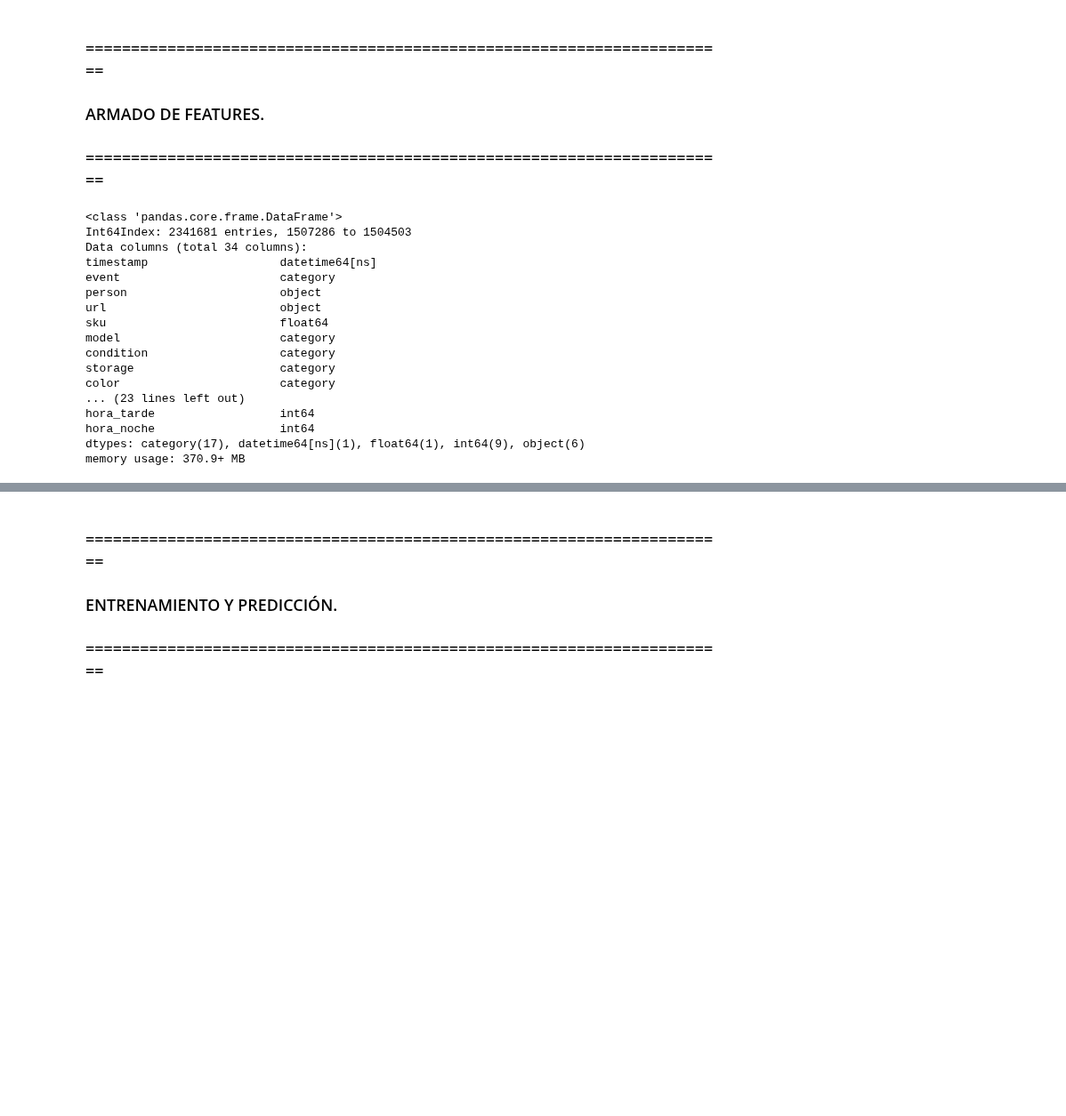
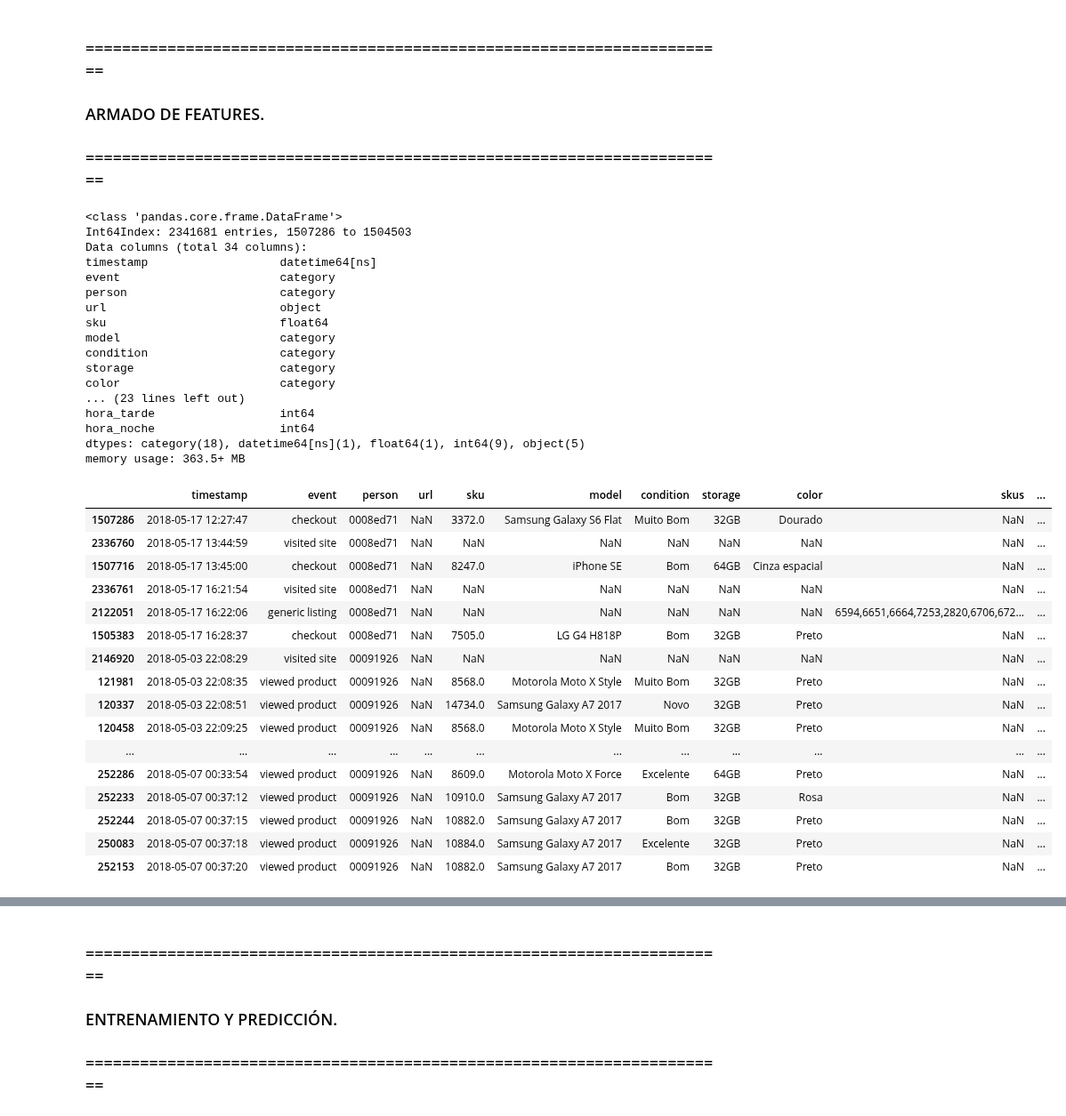
Before and after one commit to asilvestri2020/7506_2C2018, a Jupyter notebook: TP2/Borrador_Andres.ipynb, the cells around one changed output, grey strips where cells are left out. Shown at 89% size. Saved outputs shown, nothing was run; the diff lists cells and outputs as text; code cells hidden in the pictures; blank space fills up the shorter version.

```diff
--- a/TP2/Borrador_Andres.ipynb
+++ b/TP2/Borrador_Andres.ipynb
@@ -26,6 +31,7 @@ eventos = pd.read_csv('events_up_to_01062018.csv', encoding = 'utf-8')
 test = pd.read_csv('trocafone_kaggle_test.csv', encoding = 'utf-8')
 # %%
 ## PASAMOS LAS COLUMNAS QUE TIENEN UNA CANTIDAD DE VALORES LIMITADA A UN TIPO CATEGORY
+eventos['person'] = eventos['person'].astype('category')
 eventos['event'] = eventos['event'].astype('category')
 eventos['condition'] = eventos['condition'].astype('category')
 eventos['storage'] = eventos['storage'].astype('category')
@@ -107,7 +113,7 @@ Int64Index: 2341681 entries, 1507286 to 1504503
 Data columns (total 34 columns):
 timestamp                   datetime64[ns]
 event                       category
-person                      object
+person                      category
 url                         object
 sku                         float64
 model                       category
@@ -117,23 +123,23 @@ color                       category
 ... (23 lines left out)
 hora_tarde                  int64
 hora_noche                  int64
-dtypes: category(17), datetime64[ns](1), float64(1), int64(9), object(6)
-memory usage: 370.9+ MB
+dtypes: category(18), datetime64[ns](1), float64(1), int64(9), object(5)
+memory usage: 363.5+ MB
 # %%
 # COLUMNAS DONDE POR CADA REGISTRO SABEMOS QUE TENEMOS UN VALOR (SIEMPRE PRESENTES)
-dummies_diasemana = pd.get_dummies(eventos['diasemana'], drop_first=False)
-eventos = pd.concat([eventos, dummies_diasemana], axis=1)
-dummies_mesMayus = pd.get_dummies(eventos['mesMayus'], drop_first=False)
-eventos = pd.concat([eventos, dummies_mesMayus], axis=1)
-dummies_event = pd.get_dummies(eventos['event'], drop_first=False)
-eventos = pd.concat([eventos, dummies_event], axis=1)
+dummies = pd.get_dummies(eventos['diasemana'], drop_first=False)
+eventos = pd.concat([eventos, dummies], axis=1)
+dummies = pd.get_dummies(eventos['mesMayus'], drop_first=False)
+eventos = pd.concat([eventos, dummies], axis=1)
+dummies = pd.get_dummies(eventos['event'], drop_first=False)
+eventos = pd.concat([eventos, dummies], axis=1)
 # %%
 ## ESTAS COLUMNAS NO APARECEN SIEMPRE, PUESTO QUE SOLO APARECEN SEGÚN EL TIPO DE EVENTO.
-dummies_color = pd.get_dummies(eventos['color'], drop_first=False)
-eventos = pd.concat([eventos, dummies_color], axis=1)
-dummies_model = pd.get_dummies(eventos['model'], drop_first=False)
-eventos = pd.concat([eventos, dummies_model], axis=1)
-dummies_condition = pd.get_dummies(eventos['condition'], drop_first=False)
-eventos = pd.concat([eventos, dummies_condition], axis=1)
-dummies_storage = pd.get_dummies(eventos['storage'], drop_first=False)
-eventos = pd.concat([eventos, dummies_storage], axis=1)
+dummies = pd.get_dummies(eventos['color'], drop_first=False)
+eventos = pd.concat([eventos, dummies], axis=1)
+dummies = pd.get_dummies(eventos['model'], drop_first=False)
+eventos = pd.concat([eventos, dummies], axis=1)
+dummies = pd.get_dummies(eventos['condition'], drop_first=False)
+eventos = pd.concat([eventos, dummies], axis=1)
+dummies = pd.get_dummies(eventos['storage'], drop_first=False)
+eventos = pd.concat([eventos, dummies], axis=1)
@@ -140 +148,25 @@ eventos = pd.concat([eventos, dummies_storage], axis=1)
+# %%
+eventos_filtrados = ''
+
+#eventos = eventos[(eventos.person == '0008ed71')]
+eventos_filtrados = eventos.iloc[:, 0:45]
+eventos_filtrados.head(50)
+# %% [output]
+|  | timestamp | event | person | url | sku | model | condition | storage | color | skus | ... |
+| 1507286 | 2018-05-17 12:27:47 | checkout | 0008ed71 | NaN | 3372.0 | Samsung Galaxy S6 Flat | Muito Bom | 32GB | Dourado | NaN | ... |
+| 2336760 | 2018-05-17 13:44:59 | visited site | 0008ed71 | NaN | NaN | NaN | NaN | NaN | NaN | NaN | ... |
+| 1507716 | 2018-05-17 13:45:00 | checkout | 0008ed71 | NaN | 8247.0 | iPhone SE | Bom | 64GB | Cinza espacial | NaN | ... |
+| 2336761 | 2018-05-17 16:21:54 | visited site | 0008ed71 | NaN | NaN | NaN | NaN | NaN | NaN | NaN | ... |
+| 2122051 | 2018-05-17 16:22:06 | generic listing | 0008ed71 | NaN | NaN | NaN | NaN | NaN | NaN | 6594,6651,6664,7253,2820,6706,672... | ... |
+| 1505383 | 2018-05-17 16:28:37 | checkout | 0008ed71 | NaN | 7505.0 | LG G4 H818P | Bom | 32GB | Preto | NaN | ... |
+| 2146920 | 2018-05-03 22:08:29 | visited site | 00091926 | NaN | NaN | NaN | NaN | NaN | NaN | NaN | ... |
+| 121981 | 2018-05-03 22:08:35 | viewed product | 00091926 | NaN | 8568.0 | Motorola Moto X Style | Muito Bom | 32GB | Preto | NaN | ... |
+| 120337 | 2018-05-03 22:08:51 | viewed product | 00091926 | NaN | 14734.0 | Samsung Galaxy A7 2017 | Novo | 32GB | Preto | NaN | ... |
+| 120458 | 2018-05-03 22:09:25 | viewed product | 00091926 | NaN | 8568.0 | Motorola Moto X Style | Muito Bom | 32GB | Preto | NaN | ... |
+| ... | ... | ... | ... | ... | ... | ... | ... | ... | ... | ... | ... |
+| 252286 | 2018-05-07 00:33:54 | viewed product | 00091926 | NaN | 8609.0 | Motorola Moto X Force | Excelente | 64GB | Preto | NaN | ... |
+| 252233 | 2018-05-07 00:37:12 | viewed product | 00091926 | NaN | 10910.0 | Samsung Galaxy A7 2017 | Bom | 32GB | Rosa | NaN | ... |
+| 252244 | 2018-05-07 00:37:15 | viewed product | 00091926 | NaN | 10882.0 | Samsung Galaxy A7 2017 | Bom | 32GB | Preto | NaN | ... |
+| 250083 | 2018-05-07 00:37:18 | viewed product | 00091926 | NaN | 10884.0 | Samsung Galaxy A7 2017 | Excelente | 32GB | Preto | NaN | ... |
+| 252153 | 2018-05-07 00:37:20 | viewed product | 00091926 | NaN | 10882.0 | Samsung Galaxy A7 2017 | Bom | 32GB | Preto | NaN | ... |
 # %%
```
Also changed, not shown: parts of 9 cells of this notebook.
